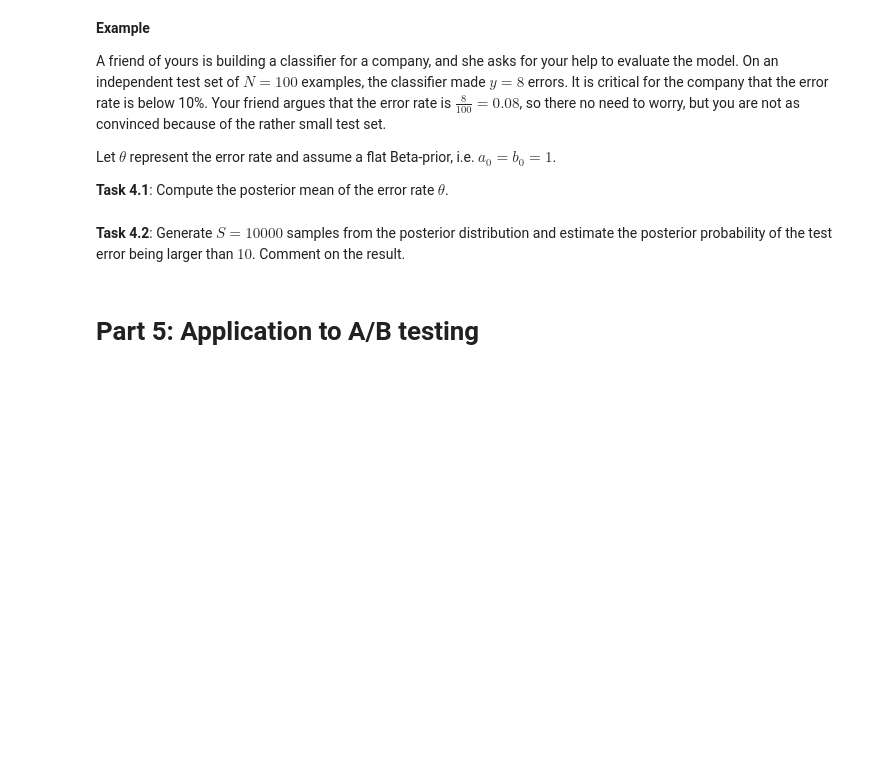
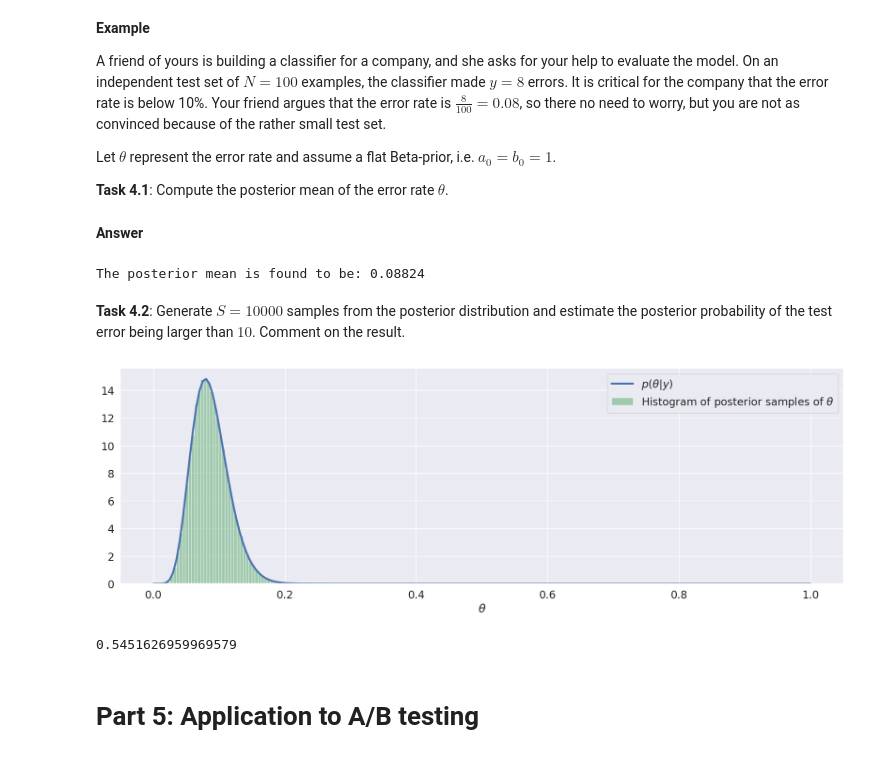
Before and after one commit to MattiasHuen/Bayesian-machine-learning-02477, a Jupyter notebook: weeks/week 1/ex1_handout.ipynb, the cells around one changed output. Drawn from its saved outputs; the diff is of its cells as text; code cells hidden in the pictures; blank space fills up the shorter version.

```diff
--- a/weeks/week 1/ex1_handout.ipynb
+++ b/weeks/week 1/ex1_handout.ipynb
@@ -473,10 +814,52 @@ A friend of yours is building a classifier for a company, and she asks for your
 Let $\theta$ represent the error rate and assume a flat Beta-prior, i.e. $a_0 = b_0 = 1$.
 
 **Task 4.1**: Compute the posterior mean of the error rate $\theta$.
+# %% [markdown]
+**Answer**
+# %%
+# specify parameters for posterior distribution
+posterior = BetaDistribution(a=1, b=1)
+
+def posterior_mean(a,b,y,N):
+    return (a+y)/(a+b+N)
+
+post_mean = posterior_mean(posterior.a, posterior.b, 8, 100)
+print("The posterior mean is found to be:", round(post_mean,5))
+# %% [output]
+The posterior mean is found to be: 0.08824
 # %% [markdown]
 
 
 **Task 4.2**: Generate $S = 10000$ samples from the posterior distribution and estimate the posterior probability of the test error being larger than $10%$.  Comment on the result.
+# %%
+#specify parameters for posterior distribution
+posterior = BetaDistribution(a=9, b=94)
+# generate samples
+num_samples = 100000
+theta_samples = posterior.sample(num_samples)
+
+# plot
+thetas = jnp.linspace(0, 1, 200)
+fig, ax = plt.subplots(1, 1, figsize=(20, 6))
+ax.plot(thetas, posterior.pdf(thetas), label='$p(\\theta|y)$')
+ax.hist(theta_samples, 50, density=True, label='Histogram of posterior samples of $\\theta$', alpha=0.5, color='g')
+ax.set(xlabel='$\\theta$')
+ax.legend();
+# %% [output]
+[figure, added]
+# %%
+indices = jnp.where(posterior.pdf(thetas) > 10)
+max_index = thetas[max(indices[0])]
+min_index = thetas[min(indices[0])]
+
+from scipy.integrate import quad
+
+prob, error = quad(posterior.pdf, min_index, max_index)
+
+
+prob
+# %% [output]
+0.5451626959969579
 # %% [markdown]
 # Part 5:  Application to A/B testing
 # %% [markdown]
```
Also changed, not shown: parts of 55 cells of this notebook, 3 other files.
